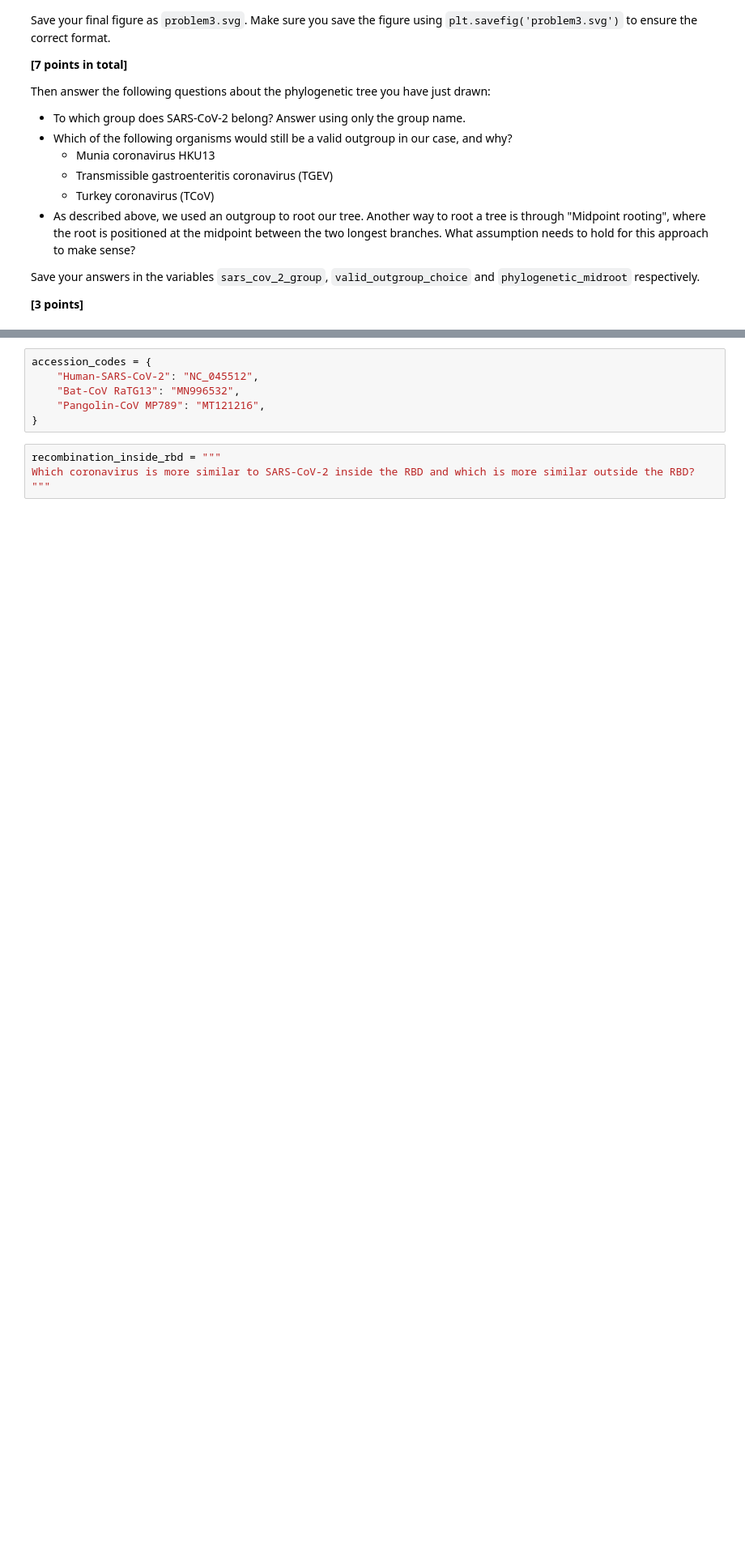
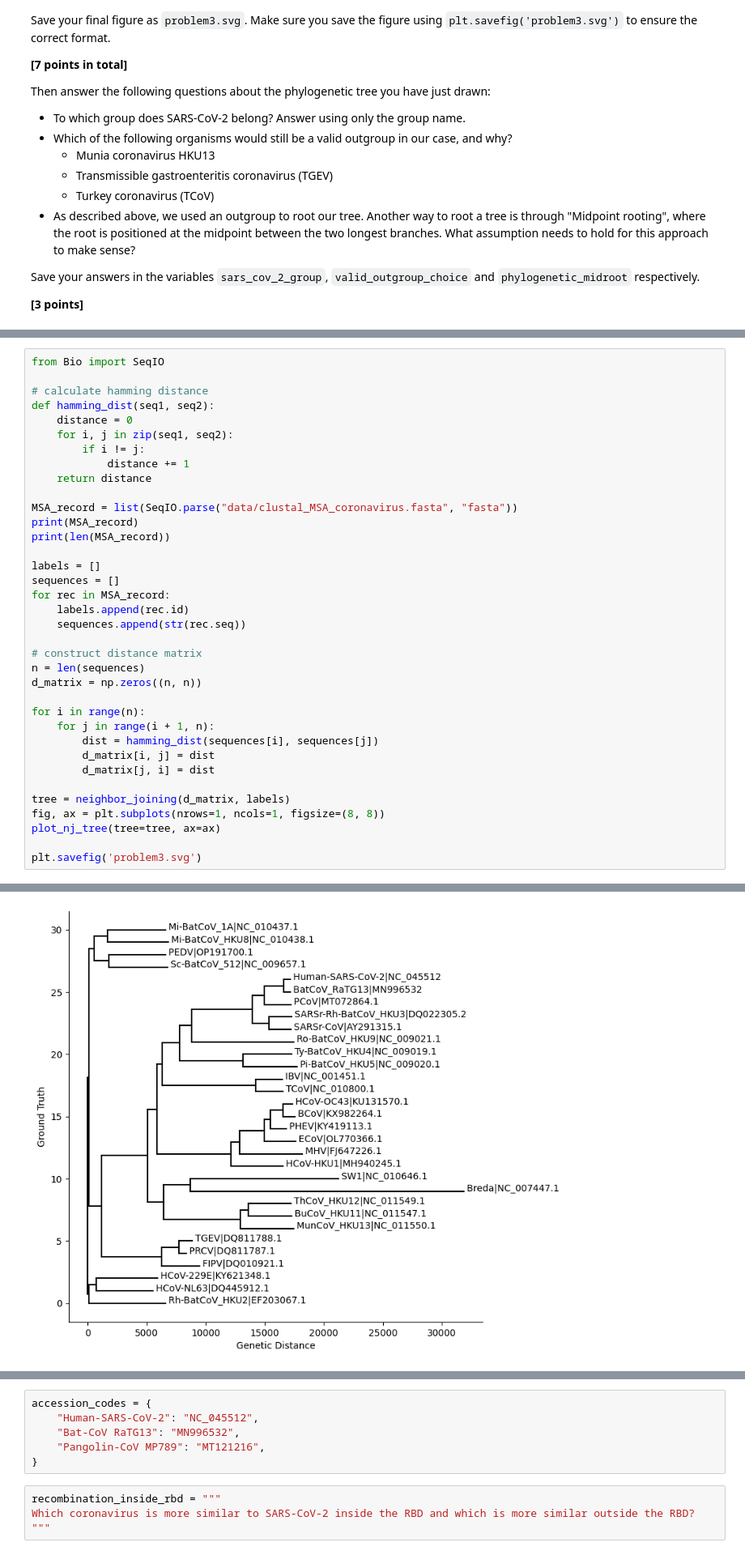
Before and after one commit to larissaavong/assign_phylo, a Jupyter notebook: phylo_workbook.ipynb, the cells around one changed output, grey strips where cells are left out. Shown at 81% size. Saved outputs shown, nothing was run; the diff lists cells and outputs as text; blank space fills up the shorter version.

Commit message:
finish problem3: phylogenetic analysis

```diff
--- a/phylo_workbook.ipynb
+++ b/phylo_workbook.ipynb
@@ -133,0 +127,37 @@ valid_outgroup_choice = """Which of the following organisms would still be a val
+# %%
+from Bio import SeqIO
+
+# calculate hamming distance
+def hamming_dist(seq1, seq2):
+    distance = 0
+    for i, j in zip(seq1, seq2):
+        if i != j:
+            distance += 1
+    return distance
+
+MSA_record = list(SeqIO.parse("data/clustal_MSA_coronavirus.fasta", "fasta"))
+print(MSA_record)
+print(len(MSA_record))
+
+labels = []
+sequences = []
+for rec in MSA_record:
+    labels.append(rec.id)
+    sequences.append(str(rec.seq))
+
+# construct distance matrix
+n = len(sequences)
+d_matrix = np.zeros((n, n))
+
+for i in range(n):
+    for j in range(i + 1, n):
+        dist = hamming_dist(sequences[i], sequences[j])
+        d_matrix[i, j] = dist
+        d_matrix[j, i] = dist
+
+tree = neighbor_joining(d_matrix, labels)
+fig, ax = plt.subplots(nrows=1, ncols=1, figsize=(8, 8))
+plot_nj_tree(tree=tree, ax=ax)
+
+plt.savefig('problem3.svg')
+# %% [output]
@@ -133,0 +166 @@ valid_outgroup_choice = """Which of the following organisms would still be a val
+[figure, added]
```
Also changed, not shown: parts of 10 cells of this notebook, 2 other files.
